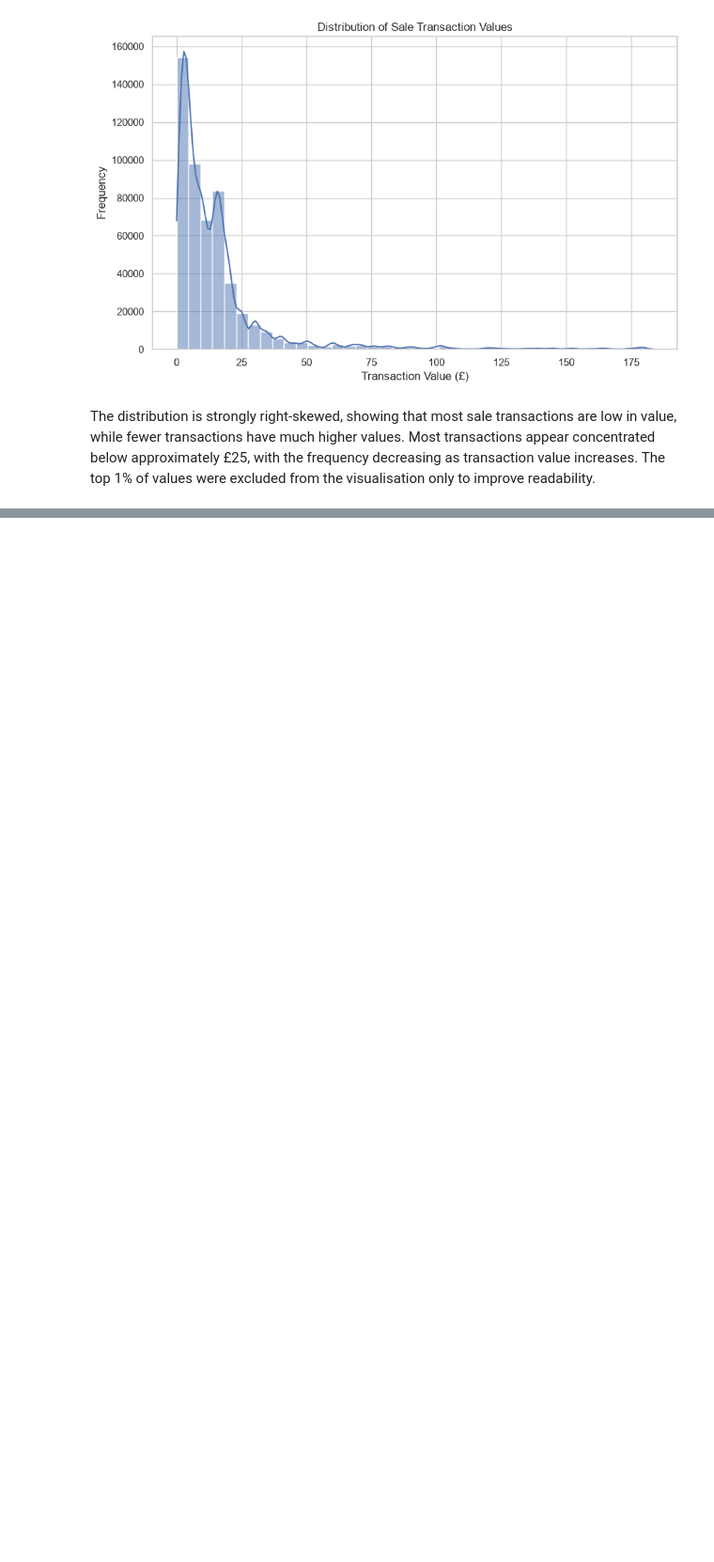
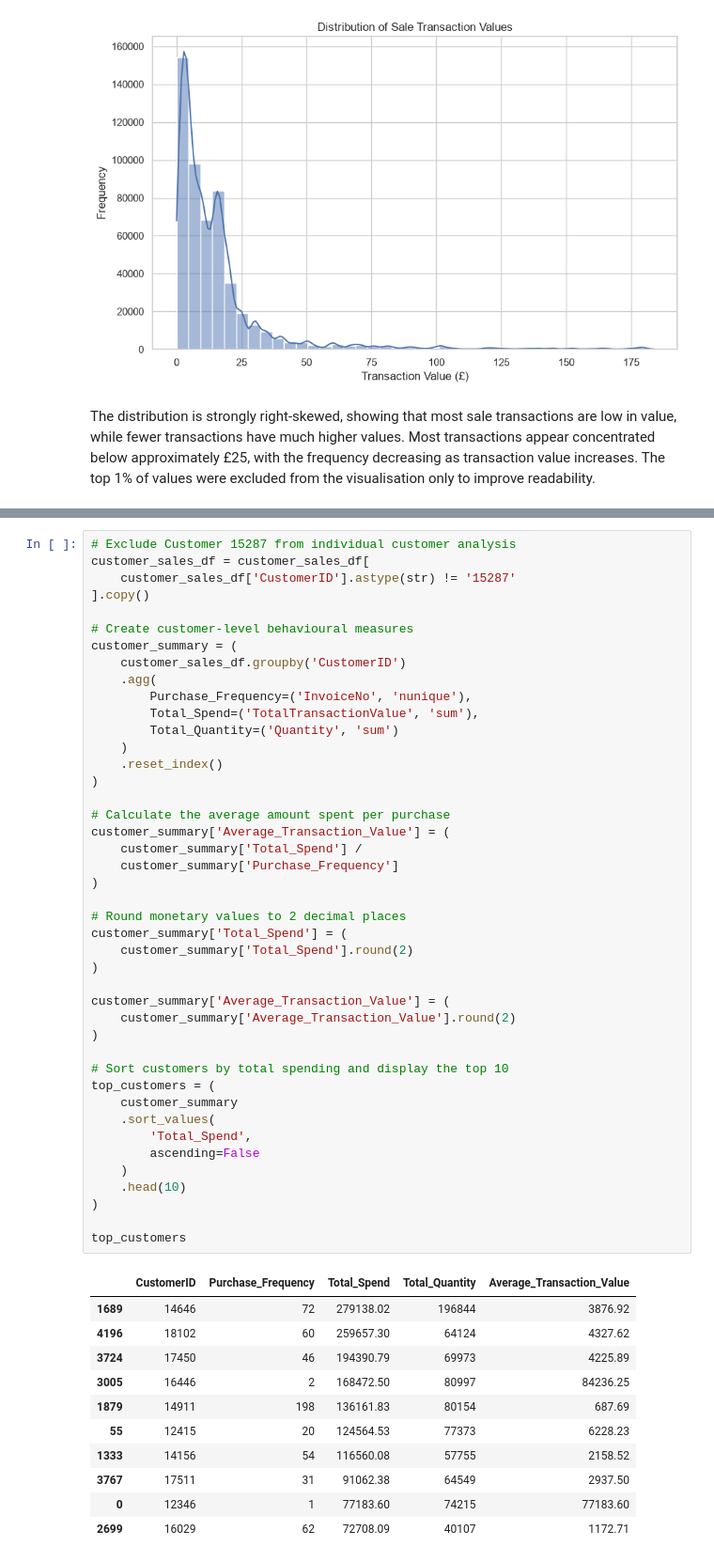
Before and after one commit to UmarHData/Online-Retail-Transaction-Analysis, a Jupyter notebook: jupyter_notebooks/EDA.ipynb, the cells around one changed output, grey strips where cells are left out. Shown at 94% size. Saved outputs shown, nothing was run; the diff lists cells and outputs as text; blank space fills up the shorter version.

```diff
--- a/jupyter_notebooks/EDA.ipynb
+++ b/jupyter_notebooks/EDA.ipynb
@@ -155,0 +414,55 @@ The distribution is strongly right-skewed, showing that most sale transactions a
+# %%
+# Exclude Customer 15287 from individual customer analysis
+customer_sales_df = customer_sales_df[
+    customer_sales_df['CustomerID'].astype(str) != '15287'
+].copy()
+
+# Create customer-level behavioural measures
+customer_summary = (
+    customer_sales_df.groupby('CustomerID')
+    .agg(
+        Purchase_Frequency=('InvoiceNo', 'nunique'),
+        Total_Spend=('TotalTransactionValue', 'sum'),
+        Total_Quantity=('Quantity', 'sum')
+    )
+    .reset_index()
+)
+
+# Calculate the average amount spent per purchase
+customer_summary['Average_Transaction_Value'] = (
+    customer_summary['Total_Spend'] /
+    customer_summary['Purchase_Frequency']
+)
+
+# Round monetary values to 2 decimal places
+customer_summary['Total_Spend'] = (
+    customer_summary['Total_Spend'].round(2)
+)
+
+customer_summary['Average_Transaction_Value'] = (
+    customer_summary['Average_Transaction_Value'].round(2)
+)
+
+# Sort customers by total spending and display the top 10
+top_customers = (
+    customer_summary
+    .sort_values(
+        'Total_Spend',
+        ascending=False
+    )
+    .head(10)
+)
+
+top_customers
+# %% [output]
+|  | CustomerID | Purchase_Frequency | Total_Spend | Total_Quantity | Average_Transaction_Value |
+| 1689 | 14646 | 72 | 279138.02 | 196844 | 3876.92 |
+| 4196 | 18102 | 60 | 259657.30 | 64124 | 4327.62 |
+| 3724 | 17450 | 46 | 194390.79 | 69973 | 4225.89 |
+| 3005 | 16446 | 2 | 168472.50 | 80997 | 84236.25 |
+| 1879 | 14911 | 198 | 136161.83 | 80154 | 687.69 |
+| 55 | 12415 | 20 | 124564.53 | 77373 | 6228.23 |
+| 1333 | 14156 | 54 | 116560.08 | 57755 | 2158.52 |
+| 3767 | 17511 | 31 | 91062.38 | 64549 | 2937.50 |
+| 0 | 12346 | 1 | 77183.60 | 74215 | 77183.60 |
+| 2699 | 16029 | 62 | 72708.09 | 40107 | 1172.71 |
```
Also changed, not shown: parts of 38 cells of this notebook, 2 other files.
